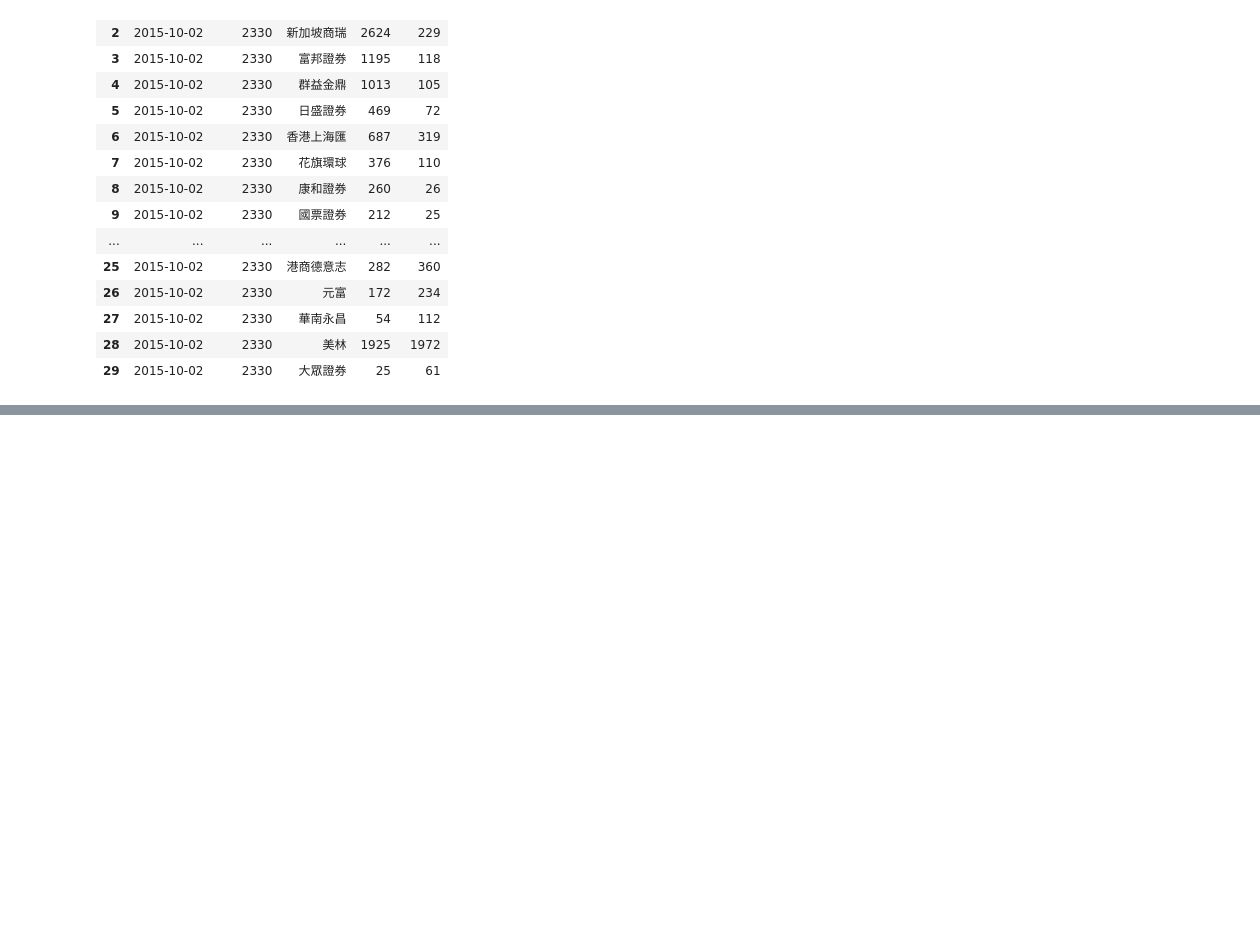
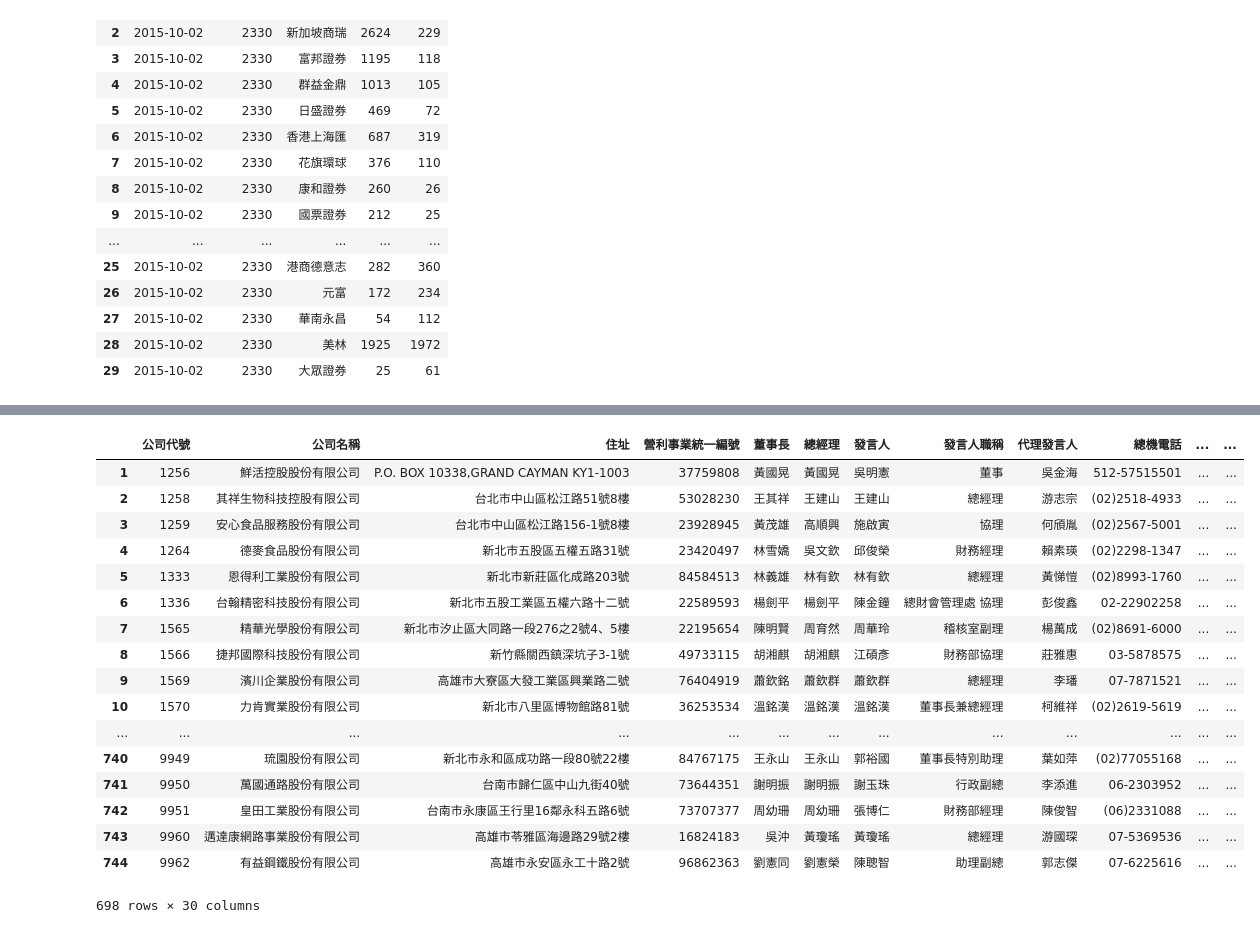
Before and after one commit to datasci-info/PyCrawler101-201510, a Jupyter notebook: Week1/Week1_demo.ipynb, the cells around one changed output, grey strips where cells are left out. Cells and saved outputs as stored; diff of their text form; code cells hidden in the pictures; blank space fills up the shorter version.

```diff
--- a/Week1/Week1_demo.ipynb
+++ b/Week1/Week1_demo.ipynb
@@ -24,0 +77,21 @@ yahooStockMajor(2330)
+# %%
+mopsStockIDs.getData("otc")
+# %% [output]
+|  | 公司代號 | 公司名稱 | 住址 | 營利事業統一編號 | 董事長 | 總經理 | 發言人 | 發言人職稱 | 代理發言人 | 總機電話 | ... | ... |
+| 1 | 1256 | 鮮活控股股份有限公司 | P.O. BOX 10338,GRAND CAYMAN KY1-1003 | 37759808 | 黃國晃 | 黃國晃 | 吳明憲 | 董事 | 吳金海 | 512-57515501 | ... | ... |
+| 2 | 1258 | 其祥生物科技控股有限公司 | 台北市中山區松江路51號8樓 | 53028230 | 王其祥 | 王建山 | 王建山 | 總經理 | 游志宗 | (02)2518-4933 | ... | ... |
+| 3 | 1259 | 安心食品服務股份有限公司 | 台北市中山區松江路156-1號8樓 | 23928945 | 黃茂雄 | 高順興 | 施啟寅 | 協理 | 何頎胤 | (02)2567-5001 | ... | ... |
+| 4 | 1264 | 德麥食品股份有限公司 | 新北市五股區五權五路31號 | 23420497 | 林雪嬌 | 吳文欽 | 邱俊榮 | 財務經理 | 賴素瑛 | (02)2298-1347 | ... | ... |
+| 5 | 1333 | 恩得利工業股份有限公司 | 新北市新莊區化成路203號 | 84584513 | 林義雄 | 林有欽 | 林有欽 | 總經理 | 黃悌愷 | (02)8993-1760 | ... | ... |
+| 6 | 1336 | 台翰精密科技股份有限公司 | 新北市五股工業區五權六路十二號 | 22589593 | 楊劍平 | 楊劍平 | 陳金鐘 | 總財會管理處 協理 | 彭俊鑫 | 02-22902258 | ... | ... |
+| 7 | 1565 | 精華光學股份有限公司 | 新北市汐止區大同路一段276之2號4、5樓 | 22195654 | 陳明賢 | 周育然 | 周華玲 | 稽核室副理 | 楊萬成 | (02)8691-6000 | ... | ... |
+| 8 | 1566 | 捷邦國際科技股份有限公司 | 新竹縣關西鎮深坑子3-1號 | 49733115 | 胡湘麒 | 胡湘麒 | 江碩彥 | 財務部協理 | 莊雅惠 | 03-5878575 | ... | ... |
+| 9 | 1569 | 濱川企業股份有限公司 | 高雄市大寮區大發工業區興業路二號 | 76404919 | 蕭欽銘 | 蕭欽群 | 蕭欽群 | 總經理 | 李璠 | 07-7871521 | ... | ... |
+| 10 | 1570 | 力肯實業股份有限公司 | 新北市八里區博物館路81號 | 36253534 | 溫銘漢 | 溫銘漢 | 溫銘漢 | 董事長兼總經理 | 柯維祥 | (02)2619-5619 | ... | ... |
+| ... | ... | ... | ... | ... | ... | ... | ... | ... | ... | ... | ... | ... |
+| 740 | 9949 | 琉園股份有限公司 | 新北市永和區成功路一段80號22樓 | 84767175 | 王永山 | 王永山 | 郭裕國 | 董事長特別助理 | 葉如萍 | (02)77055168 | ... | ... |
+| 741 | 9950 | 萬國通路股份有限公司 | 台南市歸仁區中山九街40號 | 73644351 | 謝明振 | 謝明振 | 謝玉珠 | 行政副總 | 李添進 | 06-2303952 | ... | ... |
+| 742 | 9951 | 皇田工業股份有限公司 | 台南市永康區王行里16鄰永科五路6號 | 73707377 | 周幼珊 | 周幼珊 | 張博仁 | 財務部經理 | 陳俊智 | (06)2331088 | ... | ... |
+| 743 | 9960 | 邁達康網路事業股份有限公司 | 高雄市苓雅區海邊路29號2樓 | 16824183 | 吳沖 | 黃瓊瑤 | 黃瓊瑤 | 總經理 | 游國琛 | 07-5369536 | ... | ... |
+| 744 | 9962 | 有益鋼鐵股份有限公司 | 高雄市永安區永工十路2號 | 96862363 | 劉憲同 | 劉憲榮 | 陳聰智 | 助理副總 | 郭志傑 | 07-6225616 | ... | ... |
+698 rows × 30 columns
```
Also changed, not shown: parts of 9 cells of this notebook, 5 other files.
